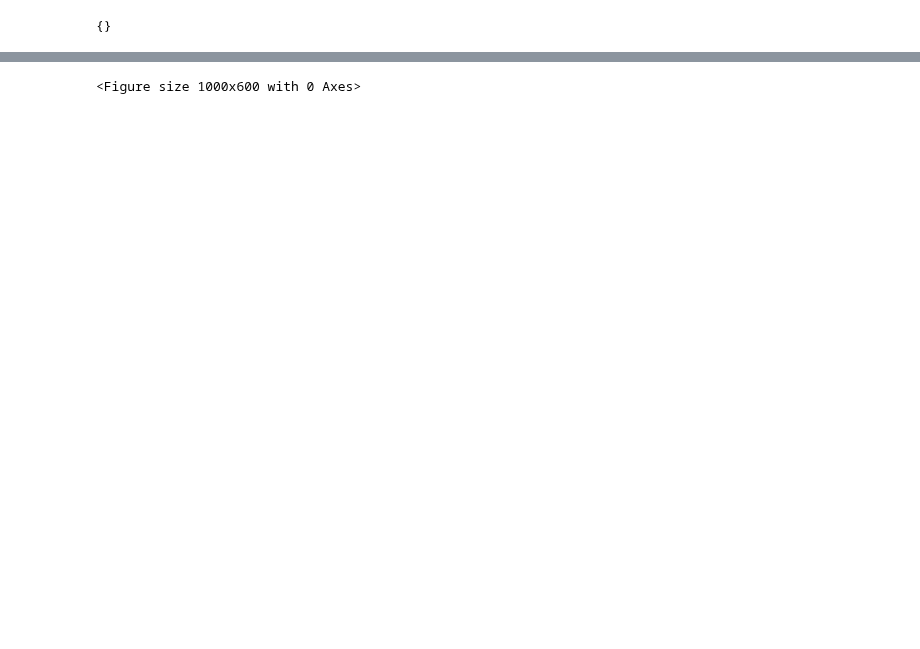
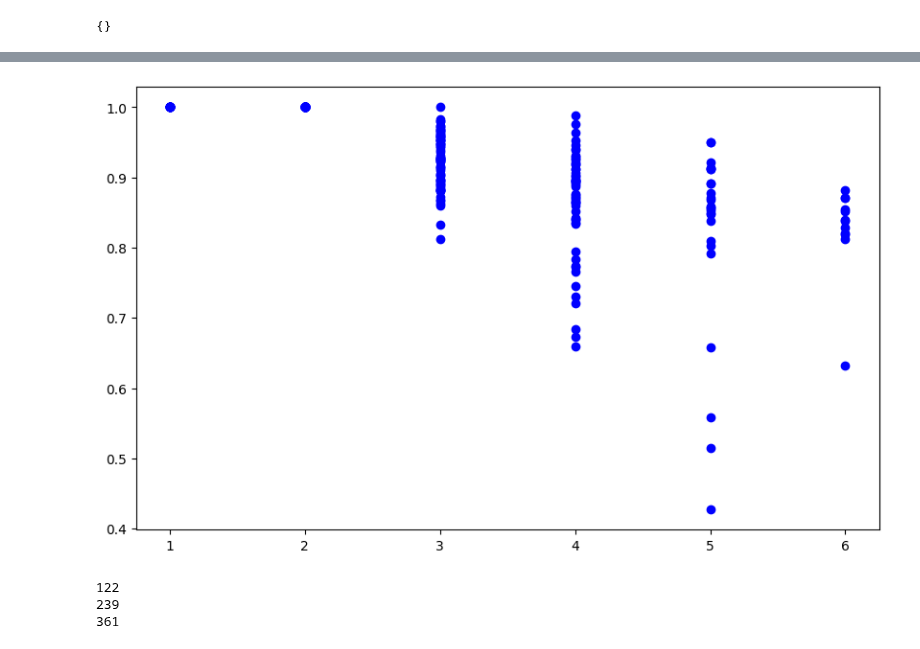
Before and after one commit to ericssimpson/voting-analysis-tools, a Jupyter notebook: team_arrow/cvr_class/permutations.ipynb, the cells around one changed output, grey strips where cells are left out. Drawn from its saved outputs; the diff is of its cells as text; code cells hidden in the pictures; blank space fills up the shorter version.

```diff
--- a/team_arrow/cvr_class/permutations.ipynb
+++ b/team_arrow/cvr_class/permutations.ipynb
@@ -48,6 +48,3 @@ def is_consistant(ballot, perm):
             else:
                 return False
     return check(0, index, -1)
-# %%
-df = pd.read_csv("MatchedElections.csv")
-print(df.query("filename=='Cambridge_11032009_CityCouncil.csv'")["Partisan"])
@@ -57,3 +51,26 @@ Name: Partisan, dtype: float64
+# %%
+def is_consistant(ballot, perm):
+    if len(ballot) == 0 or len(ballot) == 1:
+        return True
+    x = 0
+    v = 0.25
+    i = 1
+    while (i < len(ballot)):
+        if ballot[i] < ballot[i - 1]:
+            x -= (v * min(abs(ballot[i] - ballot[0]), abs(ballot[i] - ballot[i - 1])))
+        else:
+            x += (v * min(abs(ballot[i] - ballot[0]), abs(ballot[i] - ballot[i - 1])))
+        v *= 0.5
+        i += 1
+    l = []
+    if abs(x) >= 0.5 or x == 0:
+        return False
+    x += ballot[0]
+    for c in ballot:
+        l.append(abs(c - x))
+    if(all(l[i] <= l[i + 1] for i in range(len(l) -  1))):
+        return True
+    return False
 # %%
 def dim():
     df = pd.read_csv("MatchedElections.csv")
@@ -145,13 +161,27 @@ plt.show()
 # %%
 plt.figure(figsize=(10, 6))
 
-for x, y_values in d_p.items():
+'''for x, y_values in d_p.items():
     for y in y_values:
-        plt.scatter(x, y, color='r')
+        plt.scatter(x, y, color='r')'''
 
 for x, y_values in d_nonp.items():
     for y in y_values:
         plt.scatter(x, y, color='b')
 plt.show()
 # %% [output]
-<Figure size 1000x600 with 0 Axes>
+[figure, added]
+# %%
+p_counter = 0
+for n in d_p:
+    p_counter += len(d_p[n])
+nonp_counter = 0
+for n in d_nonp:
+    nonp_counter += len(d_nonp[n])
+print(p_counter)
+print(nonp_counter)
+print(p_counter+nonp_counter)
+# %% [output]
+122
+239
+361
```
Also changed, not shown: parts of 10 cells of this notebook, 5 other files.
